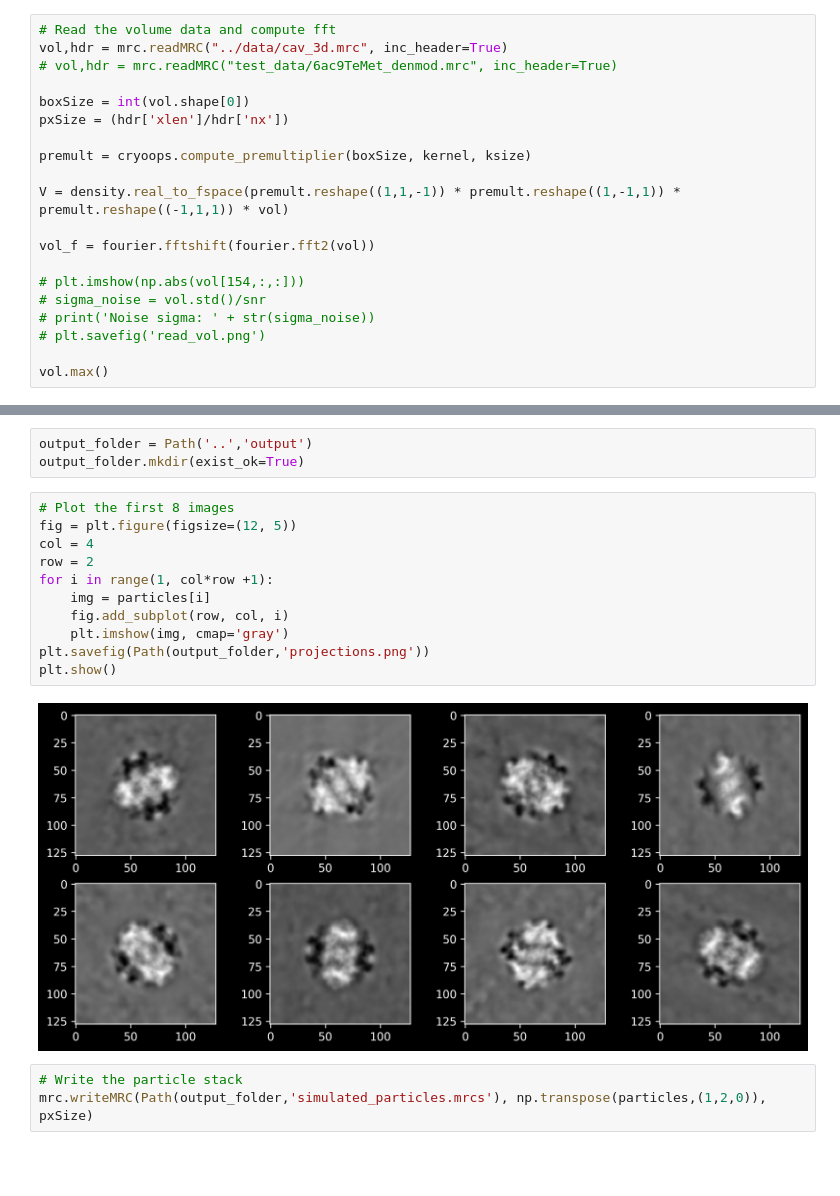
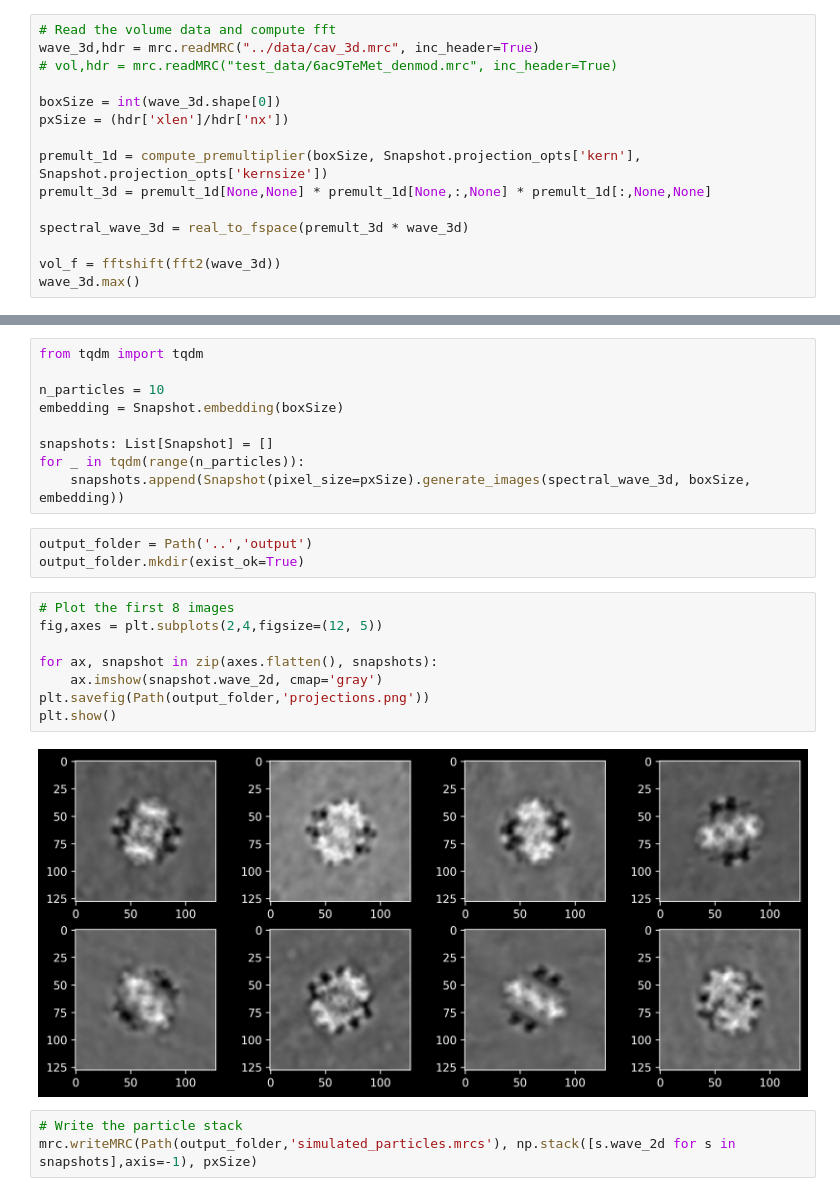
Before and after one commit to jvdoorss/cryoem-data-simulation, a Jupyter notebook: notebooks/Simulations_singlethread.ipynb, the cells around one changed output, grey strips where cells are left out. Drawn from its saved outputs; the diff is of its cells as text; blank space fills up the shorter version.

```diff
--- a/notebooks/Simulations_singlethread.ipynb
+++ b/notebooks/Simulations_singlethread.ipynb
@@ -58,22 +47,17 @@ bfactor = 50.0
 # %%
 # Read the volume data and compute fft
-vol,hdr = mrc.readMRC("../data/cav_3d.mrc", inc_header=True)
+wave_3d,hdr = mrc.readMRC("../data/cav_3d.mrc", inc_header=True)
 # vol,hdr = mrc.readMRC("test_data/6ac9TeMet_denmod.mrc", inc_header=True)
 
-boxSize = int(vol.shape[0])
+boxSize = int(wave_3d.shape[0])
 pxSize = (hdr['xlen']/hdr['nx'])
 
-premult = cryoops.compute_premultiplier(boxSize, kernel, ksize)
+premult_1d = compute_premultiplier(boxSize, Snapshot.projection_opts['kern'], Snapshot.projection_opts['kernsize'])
+premult_3d = premult_1d[None,None] * premult_1d[None,:,None] * premult_1d[:,None,None]
 
-V = density.real_to_fspace(premult.reshape((1,1,-1)) * premult.reshape((1,-1,1)) * premult.reshape((-1,1,1)) * vol)
+spectral_wave_3d = real_to_fspace(premult_3d * wave_3d)
 
-vol_f = fourier.fftshift(fourier.fft2(vol))
-
-# plt.imshow(np.abs(vol[154,:,:]))
-# sigma_noise = vol.std()/snr
-# print('Noise sigma: ' + str(sigma_noise))
-# plt.savefig('read_vol.png')
-
-vol.max()
+vol_f = fftshift(fft2(wave_3d))
+wave_3d.max()
 # %% [output]
 np.float32(39.041557)
@@ -158,19 +64,25 @@ for i,p in enumerate(particle_metadata):
+# %%
+from tqdm import tqdm
+
+n_particles = 10
+embedding = Snapshot.embedding(boxSize)
+
+snapshots: List[Snapshot] = []
+for _ in tqdm(range(n_particles)):
+    snapshots.append(Snapshot(pixel_size=pxSize).generate_images(spectral_wave_3d, boxSize, embedding))
 # %%
 output_folder = Path('..','output')
 output_folder.mkdir(exist_ok=True)
 # %%
 # Plot the first 8 images
-fig = plt.figure(figsize=(12, 5))
-col = 4
-row = 2
-for i in range(1, col*row +1):
-    img = particles[i]
-    fig.add_subplot(row, col, i)
-    plt.imshow(img, cmap='gray')
+fig,axes = plt.subplots(2,4,figsize=(12, 5))
+
+for ax, snapshot in zip(axes.flatten(), snapshots):
+    ax.imshow(snapshot.wave_2d, cmap='gray')
 plt.savefig(Path(output_folder,'projections.png'))
 plt.show()
 # %% [output]
-[figure, old version]
+[figure, new version]
 # %%
 # Write the particle stack
-mrc.writeMRC(Path(output_folder,'simulated_particles.mrcs'), np.transpose(particles,(1,2,0)), pxSize)
+mrc.writeMRC(Path(output_folder,'simulated_particles.mrcs'), np.stack([s.wave_2d for s in snapshots],axis=-1), pxSize)
```
Also changed, not shown: parts of 7 cells of this notebook, 1 other file.
